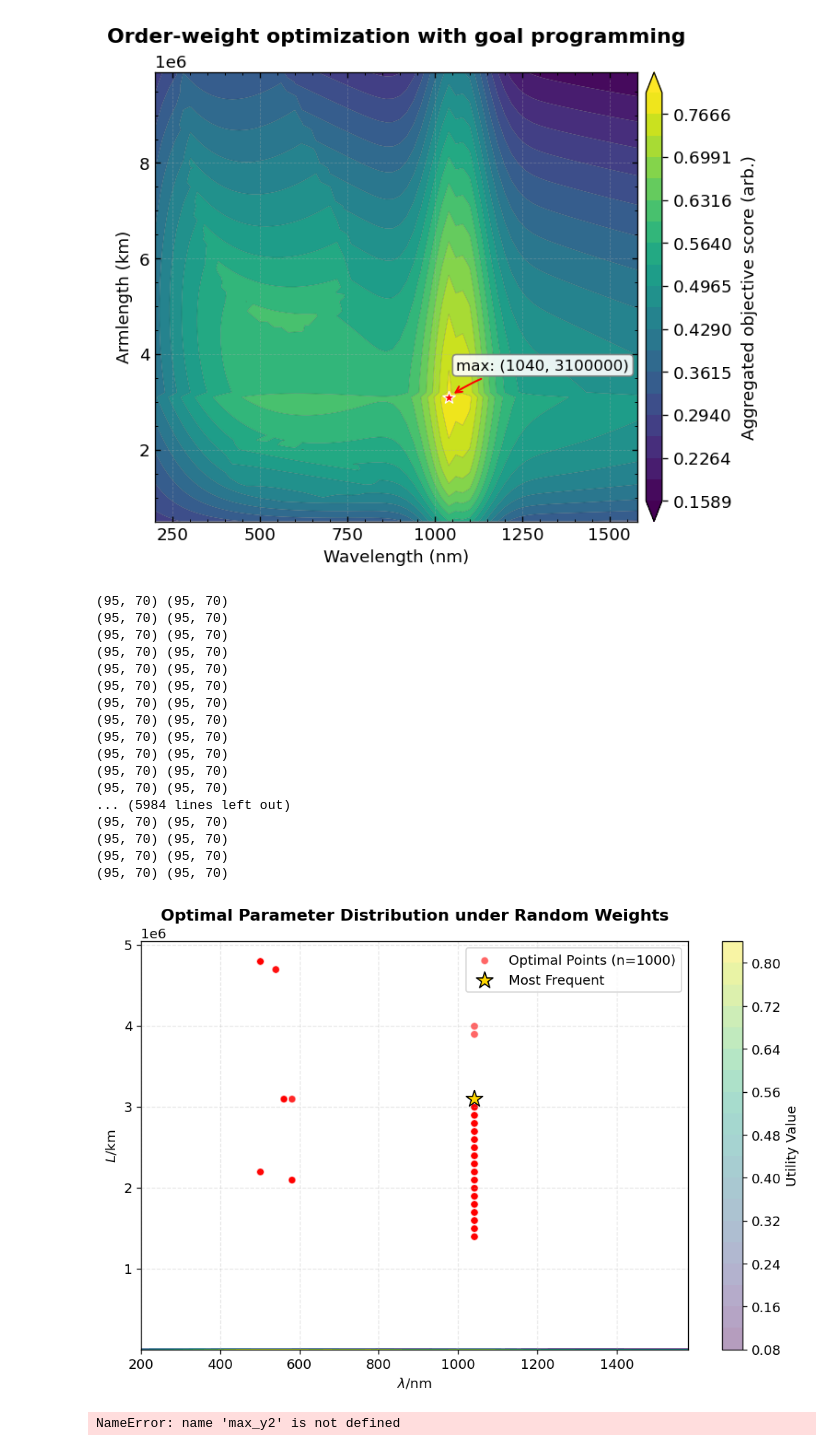
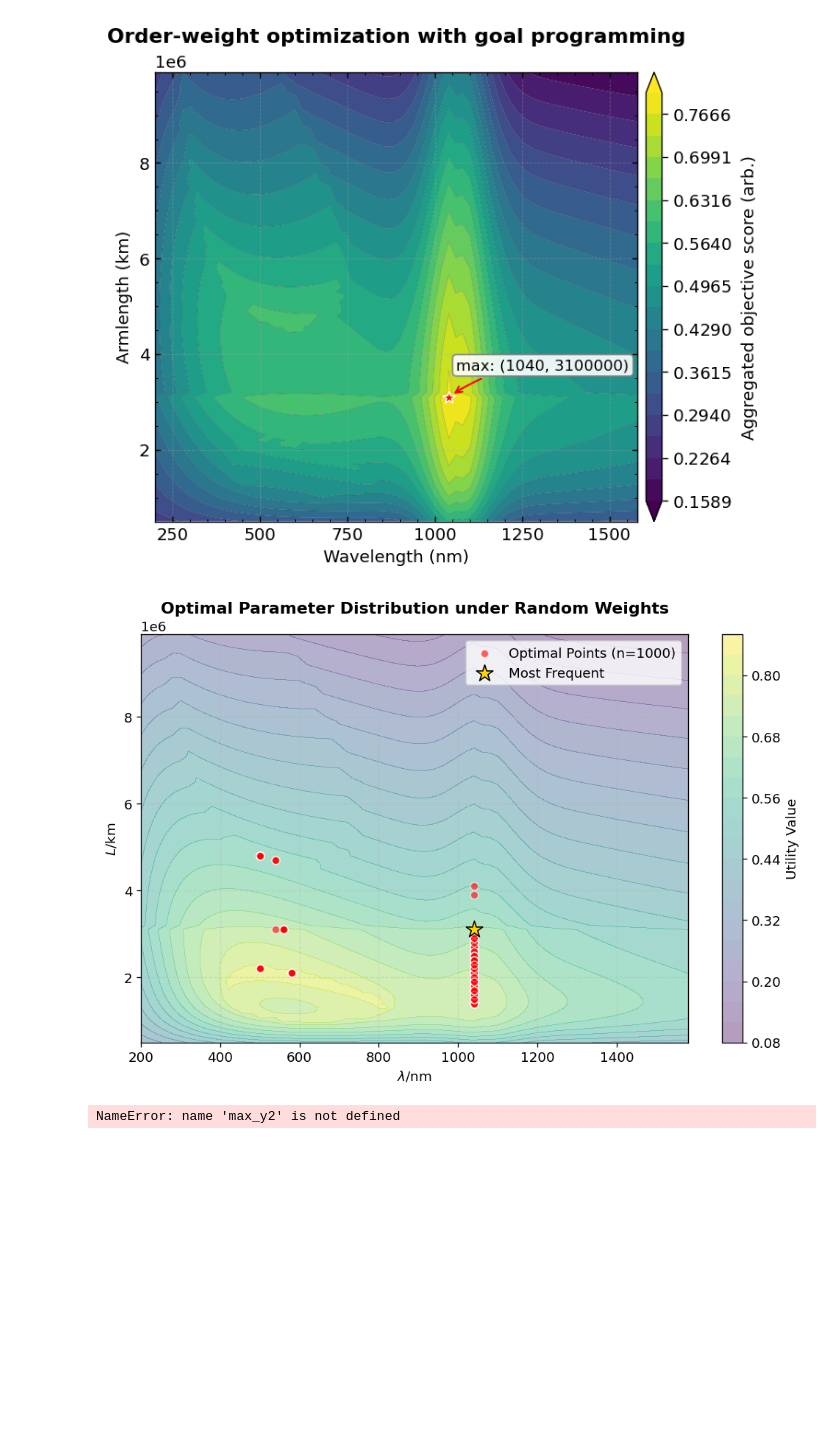
Before and after one commit to ljq2088/MOO, a Jupyter notebook: results/Multi-Obj-Opt_new.ipynb, the cells around one changed output. Saved outputs shown, nothing was run; the diff lists cells and outputs as text; code cells hidden in the pictures; blank space fills up the shorter version.

```diff
--- a/results/Multi-Obj-Opt_new.ipynb
+++ b/results/Multi-Obj-Opt_new.ipynb
@@ -1043,7 +1043,7 @@ for _ in range(1000):
 # ======================================================================
 # 可视化部分
 # ======================================================================
-x=x/1e3
+x=x
 xi, yi = np.meshgrid(y, x)  # 生成坐标网格
 
 plt.figure(figsize=(10, 6))
@@ -1053,51 +1053,34 @@ contour = plt.contourf(xi, yi, best_U, 20, cmap='viridis', alpha=0.4)
 plt.colorbar(contour, label='Utility Value')
 
 # (B) 绘制所有最优解散点
 max_points = np.array(max_points)
 plt.scatter(
     max_points[:, 0], max_points[:, 1],
     c='red', edgecolor='white',
     s=40, alpha=0.6,
     label=f'Optimal Points (n={len(max_points)})'
 )
 
 # (C) 可选：标注密集区域模式点
 mode_result = mode(max_points, axis=0, keepdims=False)
 if not mode_result.mode.size == 0:  # 检查是否存在众数
     mode_point = mode_result.mode
     plt.scatter(
         mode_point[0], mode_point[1],
         marker='*', s=200, edgecolors='black',
         facecolor='gold', label='Most Frequent'
     )
 
 plt.xlabel('$\lambda$/nm')
 plt.ylabel('$L$/km')
 plt.title('Optimal Parameter Distribution under Random Weights')
 plt.legend()
 plt.grid(True, linestyle='--', alpha=0.3)
 
 plt.savefig('/home/ljq/code/MOO/results/Figure/new/Random_weight_optimization.png')
 plt.show()
 # %% [output]
-(95, 70) (95, 70)
-(95, 70) (95, 70)
-(95, 70) (95, 70)
-(95, 70) (95, 70)
-(95, 70) (95, 70)
-(95, 70) (95, 70)
-(95, 70) (95, 70)
-(95, 70) (95, 70)
-(95, 70) (95, 70)
-(95, 70) (95, 70)
-(95, 70) (95, 70)
-(95, 70) (95, 70)
-... (5984 lines left out)
-(95, 70) (95, 70)
-(95, 70) (95, 70)
-(95, 70) (95, 70)
-(95, 70) (95, 70)
-[figure, old version]
+[figure, new version]
 # %%
 #PSO寻优
 # %%
```
Also changed, not shown: 14 other files.
